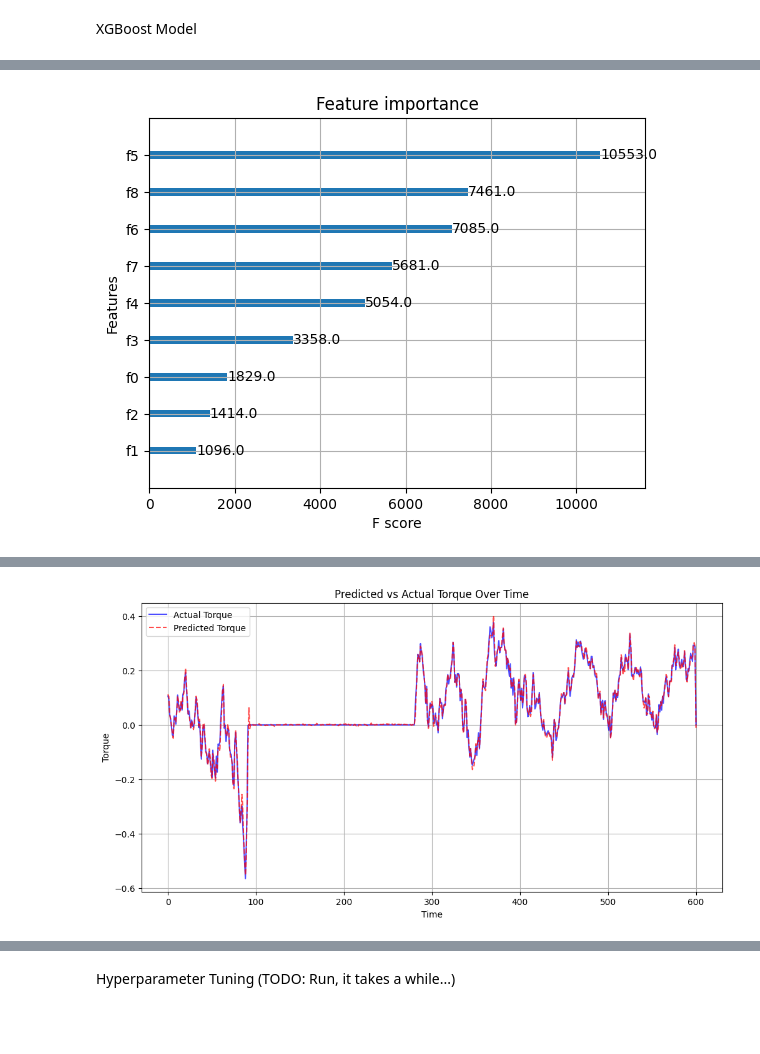
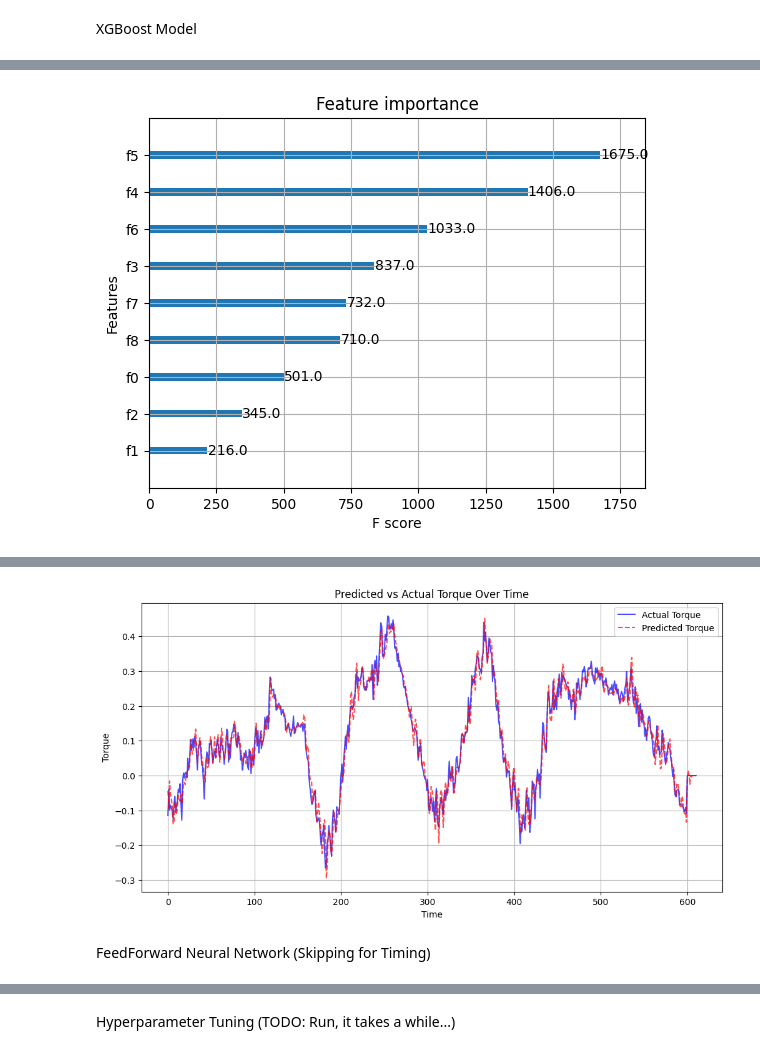
Before and after one commit to Ragdety/TorquePredictionModels, a Jupyter notebook: src/notebooks/TorquePred_XGBoost.ipynb, the cells around one changed output, grey strips where cells are left out. Saved outputs shown, nothing was run; the diff lists cells and outputs as text; code cells hidden in the pictures; blank space fills up the shorter version.

```diff
--- a/notebooks/TorquePred_XGBoost.ipynb
+++ b/src/notebooks/TorquePred_XGBoost.ipynb
@@ -242,6 +280,20 @@ XGBRegressor(base_score=None, booster=None, callbacks=None,
 # %%
+import xgboost as xgb
+import matplotlib.pyplot as plt
+from sklearn.metrics import mean_squared_error
+
+# Load Model
+model = xgb.XGBRegressor()
+
+model_name = 'torque_pred_xgboost_model'
+is_latest = True
+
+if is_latest:
+    # Load the latest model
+    model.load_model(f'xgboost_saved_models\\{model_name}_latest.json')
+
+
 # Reshape 3D array into 2D array (1300)
-
 y_test = y_test.reshape(-1, 1).squeeze()
 print(y_test.shape)
 
@@ -250,12 +302,10 @@ y_pred = model.predict(X_test)
 
 print(y_pred.shape)
 
-from sklearn.metrics import mean_squared_error
 mse = mean_squared_error(y_test, y_pred)
 print(f"Mean Squared Error: {mse}")
 
 # Plot predictions vs. actual values, in a linear plot
-import matplotlib.pyplot as plt
 
 # Create the plot
 plt.figure(figsize=(8, 6))  # Adjust figure size as needed
@@ -291,27 +369,44 @@ import matplotlib.pyplot as plt
 xgb.plot_importance(model)
 plt.show()
 # %% [output]
-[figure, old version]
+[figure, new version]
 # %%
-DATASET_NAME = 'TOYOTA_RAV4_2022'
+import time
+import random
+
+DATASET_NAME = 'LEXUS_RX_2020'
 IS_PREDICTION = True
 
 
 # TODO: These will be part of the training data pipeline in the actual code (not a notebook)
 # When deploying the model, we will have access to velocity and acceleration (in CARLA)
 
+# train_preprocessor = CompositeDP([
+#     FeatureAdderDP([
+#         add_steering_velocity,
+#         add_steering_acceleration
+#     ]),
+#     LagAdderDP("steeringAngleDeg", 5),
+#     LagAdderDP("steeringAngleDeg", 7),
+#     LagAdderDP("steeringAngleDeg", 9),
+#     RollingMeanFeatureAdderDP(["steeringAngleDeg"], 5),
+#     FeatureRemoverDP(['t']),
+#     MinMaxScalerDP(save_path='./min_max_scaler.pkl')
+# ])
+
 # Not using MinMaxScalerDP for now (XGBoost is not sensitive to feature scaling)
 train_preprocessor = CompositeDP([
     FeatureAdderDP([
         add_steering_velocity,
-        add_steering_acceleration,
-        add_rolling_torque # 5
+        add_steering_acceleration
     ]),
-    TorqueLagAdderDP(lag=1),
-    TorqueLagAdderDP(lag=2),
-    TorqueLagAdderDP(lag=3),
+    RollingMeanFeatureAdderDP(["steerFiltered"], window=5),
+    LagAdderDP("steerFiltered", lag=1),
+    LagAdderDP("steerFiltered", lag=2),
+    LagAdderDP("steerFiltered", lag=3),
     FeatureRemoverDP(['t']),
-    FeatureRemoverDP(['steerFiltered'])
+    FeatureRemoverDP(['steerFiltered']),
+    # MinMaxScalerDP(save_path='./min_max_scaler.pkl')
 ])
 
 label_preprocessor = None
@@ -319,7 +414,7 @@ label_preprocessor = None
 
 test_dataset = CSCDataset(DATASET_NAME,
                      FEATURES,
-                     download=False,
+                     download=True,
                      train_preprocessor=train_preprocessor,
                      label_preprocessor=label_preprocessor,
                      is_prediction=IS_PREDICTION,
@@ -331,8 +426,13 @@ test_loader = DataLoader(test_dataset, batch_size=1, shuffle=False)
 
 # Extract features and labels
 features_list, targets_list = [], []
-csv_id = 315
+
 skipped = 0
+
+# Randomly select csv file to predict
+csv_id = random.randint(0, len(test_dataset) - 1)
+print(f"Predicting CSV file ID: {csv_id}")
+
 
 X = None
 y = None
@@ -357,10 +457,6 @@ num_features = X.shape[2]
 
 
 # Plotting
-
-print(X.shape)
-print(y.shape)
-
 # Convert to NumPy arrays
 # Shape: (num_samples, num_features)
 X = X.reshape(-1, num_features)
@@ -369,7 +465,12 @@ actual_torque = y.reshape(-1, 1)
 print(X.shape)
 print(actual_torque.shape)
 
+
+time_start = time.time()
 predicted_torque = model.predict(X)
+time_end = time.time()
+
+print(f"Prediction time: {time_end - time_start} seconds")
 
 print(predicted_torque.shape)
 
@@ -394 +495,3 @@ Skipped 315 files
-[figure, old version]
+[figure, new version]
+# %% [markdown]
+FeedForward Neural Network (Skipping for Timing)
```
Also changed, not shown: parts of 16 cells of this notebook, 25 other files.
